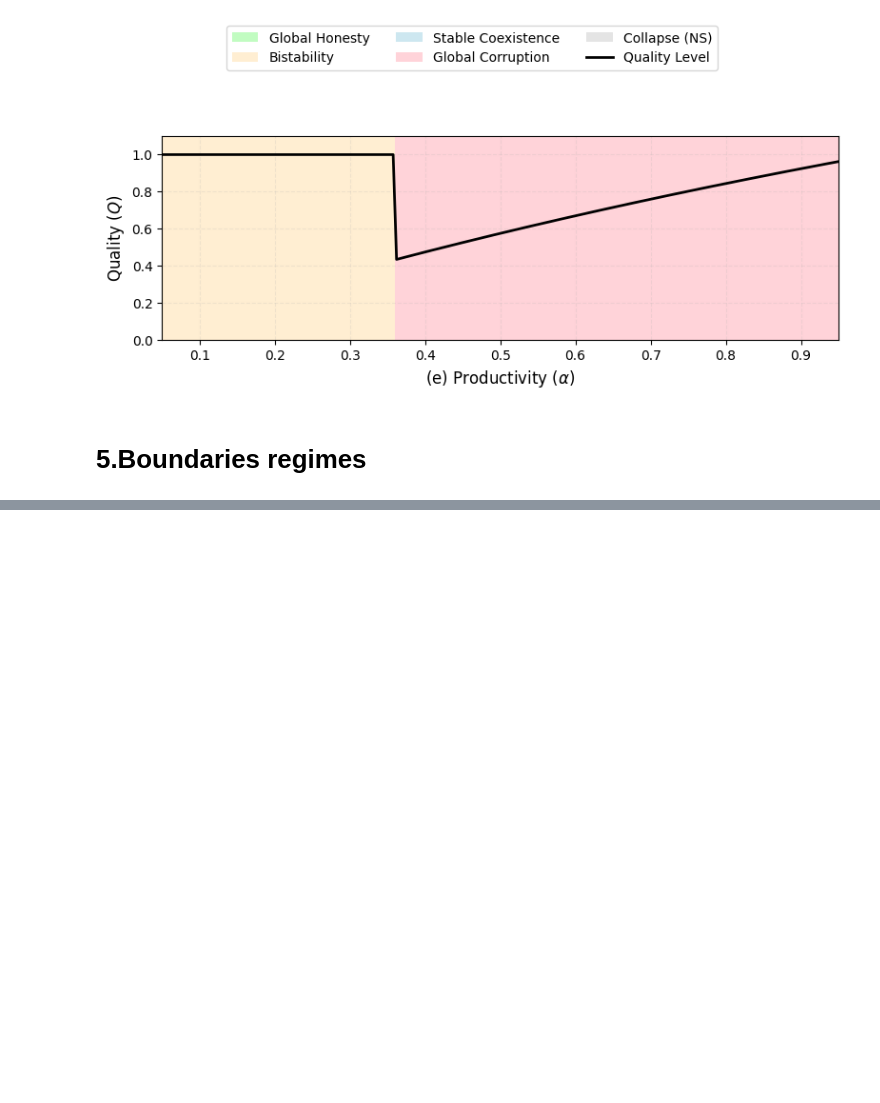
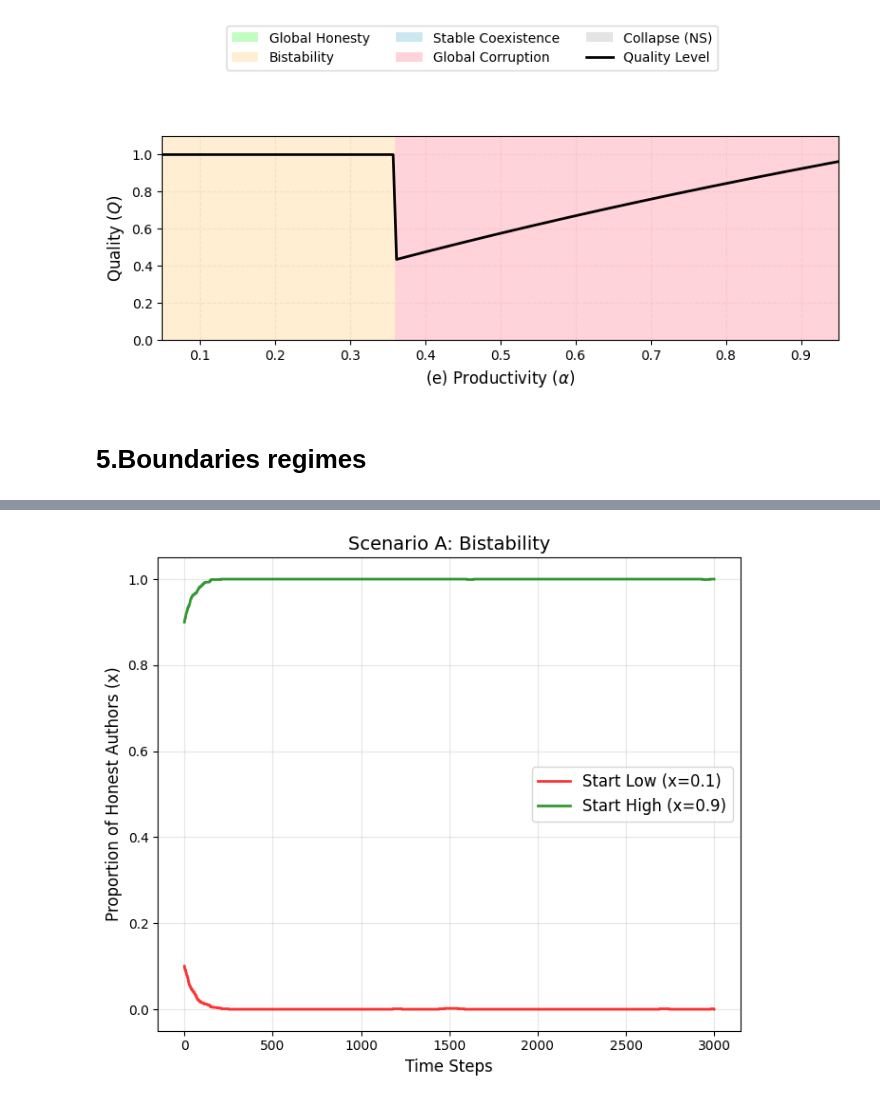
Before and after one commit to brightfangmomo-max/Journal-Author-Game-Theory-, a Jupyter notebook: scr/Journal_author_model_plot_generator.ipynb, the cells around one changed output, grey strips where cells are left out. Cells and saved outputs as stored; diff of their text form; code cells hidden in the pictures; blank space fills up the shorter version.

```diff
--- a/scr/Journal_author_model_plot_generator.ipynb
+++ b/scr/Journal_author_model_plot_generator.ipynb
@@ -671,3 +671,99 @@ for p, title, r_type, fname in cases:
 <Figure size 640x480 with 0 Axes>
 [figure]
 <Figure size 640x480 with 0 Axes>
+# %%
+
+def run_abm_simulation(params, initial_x, steps=3000, noise_beta=1.0):
+    N = params['N']
+    alpha = params['alpha']
+    K_rev = params['K_rev']
+    K_store = params['K_store']
+    r = params['r']
+    c = params['c']
+    lam = params['lam']
+    eps = params['eps']
+
+    num_OG = int(initial_x * N)
+    population = np.array([1]*num_OG + [0]*(N - num_OG))
+
+    history_x = []
+
+    for t in range(steps):
+        n_og = np.sum(population)
+        n_as = N - n_og
+        x = n_og / N
+        history_x.append(x)
+
+        V = n_og * alpha + n_as * 1.0
+
+        if V <= 0: eta = 1.0
+        else: eta = min(1.0, K_rev / V)
+
+        pi_1 = 1 - eta * eps
+        pi_0 = 1 - eta * (1 - lam)
+
+        M = (N * alpha) * pi_1 + (n_as * (1 - alpha)) * pi_0
+
+        if M <= 0: rho = 1.0
+        else: rho = min(1.0, K_store / M)
+
+        Pi_bad = r * rho * pi_0 - c
+        payoff_diff = - (1 - alpha) * Pi_bad
+
+        prob_AS_to_OG = 1 / (1 + np.exp(-noise_beta * payoff_diff))
+        prob_OG_to_AS = 1 / (1 + np.exp(-noise_beta * (-payoff_diff)))
+
+        num_revise = int(0.02 * N)
+        indices = np.random.choice(N, num_revise, replace=False)
+
+        for idx in indices:
+            if population[idx] == 0:
+                if np.random.random() < prob_AS_to_OG:
+                    population[idx] = 1
+            else:
+                if np.random.random() < prob_OG_to_AS:
+                    population[idx] = 0
+
+    return history_x
+
+params_A = {
+    'N': 1000, 'alpha': 0.2, 'K_rev': 300, 'K_store': 400,
+    'r': 100, 'c': 25, 'lam': 0.1, 'eps': 0.05
+}
+
+traj_A_low = run_abm_simulation(params_A, initial_x=0.1)
+traj_A_high = run_abm_simulation(params_A, initial_x=0.9)
+
+plt.figure(figsize=(7, 6))
+plt.plot(traj_A_low, label='Start Low (x=0.1)', color='red', alpha=0.8, linewidth=2)
+plt.plot(traj_A_high, label='Start High (x=0.9)', color='green', alpha=0.8, linewidth=2)
+plt.title('Scenario A: Bistability', fontsize=14)
+plt.xlabel('Time Steps', fontsize=12)
+plt.ylabel('Proportion of Honest Authors (x)', fontsize=12)
+plt.ylim(-0.05, 1.05)
+plt.legend(fontsize=12)
+plt.grid(True, alpha=0.3)
+plt.tight_layout()
+plt.show()
+
+params_B = {
+    'N': 1000, 'alpha': 0.2, 'K_rev': 1200, 'K_store': 180,
+    'r': 150, 'c': 30, 'lam': 0.4, 'eps': 0.01
+}
+
+traj_B_low = run_abm_simulation(params_B, initial_x=0.1)
+traj_B_high = run_abm_simulation(params_B, initial_x=0.9)
+
+plt.figure(figsize=(7, 6))
+plt.plot(traj_B_low, label='Start Low (x=0.1)', color='blue', alpha=0.8, linewidth=2)
+plt.plot(traj_B_high, label='Start High (x=0.9)', color='orange', alpha=0.8, linewidth=2)
+plt.title('Scenario B: Stable Coexistence', fontsize=14)
+plt.xlabel('Time Steps', fontsize=12)
+plt.ylabel('Proportion of Honest Authors (x)', fontsize=12)
+plt.ylim(-0.05, 1.05)
+plt.legend(fontsize=12)
+plt.grid(True, alpha=0.3)
+plt.tight_layout()
+plt.show()
+# %% [output]
+[figure, added]
```
Also changed, not shown: parts of 2 cells of this notebook, 11 other files.
